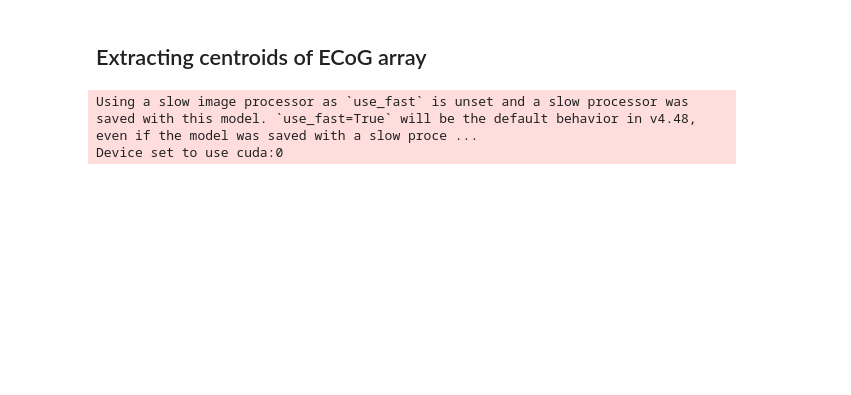
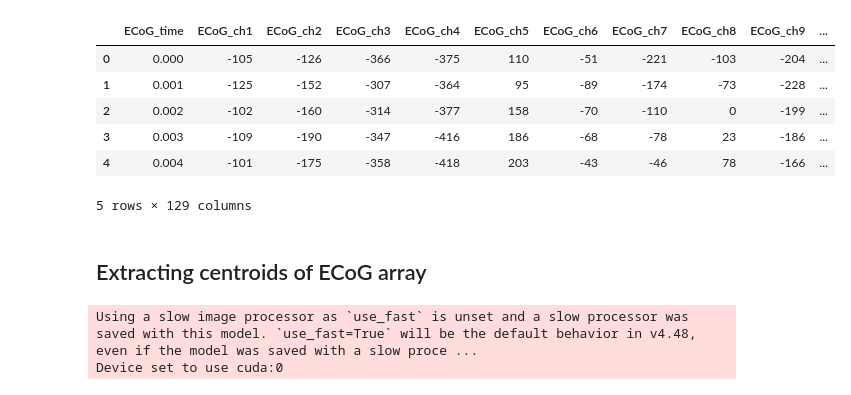
Before and after one commit to efwoods/Neural-Movement-Stimulation-VS-Suppression, a Jupyter notebook: data_analysis.ipynb, the cells around one changed output. Cells and saved outputs as stored; diff of their text form; code cells hidden in the pictures; blank space fills up the shorter version.

```diff
--- a/data_analysis.ipynb
+++ b/data_analysis.ipynb
@@ -68,3 +81,13 @@ To enable the following instructions: AVX2 AVX_VNNI FMA, in other operations, re
+# %%
+ecog_df.head()
+# %% [output]
+|  | ECoG_time | ECoG_ch1 | ECoG_ch2 | ECoG_ch3 | ECoG_ch4 | ECoG_ch5 | ECoG_ch6 | ECoG_ch7 | ECoG_ch8 | ECoG_ch9 | ... |
+| 0 | 0.000 | -105 | -126 | -366 | -375 | 110 | -51 | -221 | -103 | -204 | ... |
+| 1 | 0.001 | -125 | -152 | -307 | -364 | 95 | -89 | -174 | -73 | -228 | ... |
+| 2 | 0.002 | -102 | -160 | -314 | -377 | 158 | -70 | -110 | 0 | -199 | ... |
+| 3 | 0.003 | -109 | -190 | -347 | -416 | 186 | -68 | -78 | 23 | -186 | ... |
+| 4 | 0.004 | -101 | -175 | -358 | -418 | 203 | -43 | -46 | 78 | -166 | ... |
+5 rows × 129 columns
 # %% [markdown]
 ## Extracting centroids of ECoG array
 # %%
```
Also changed, not shown: parts of 13 cells of this notebook, 10 other files.
